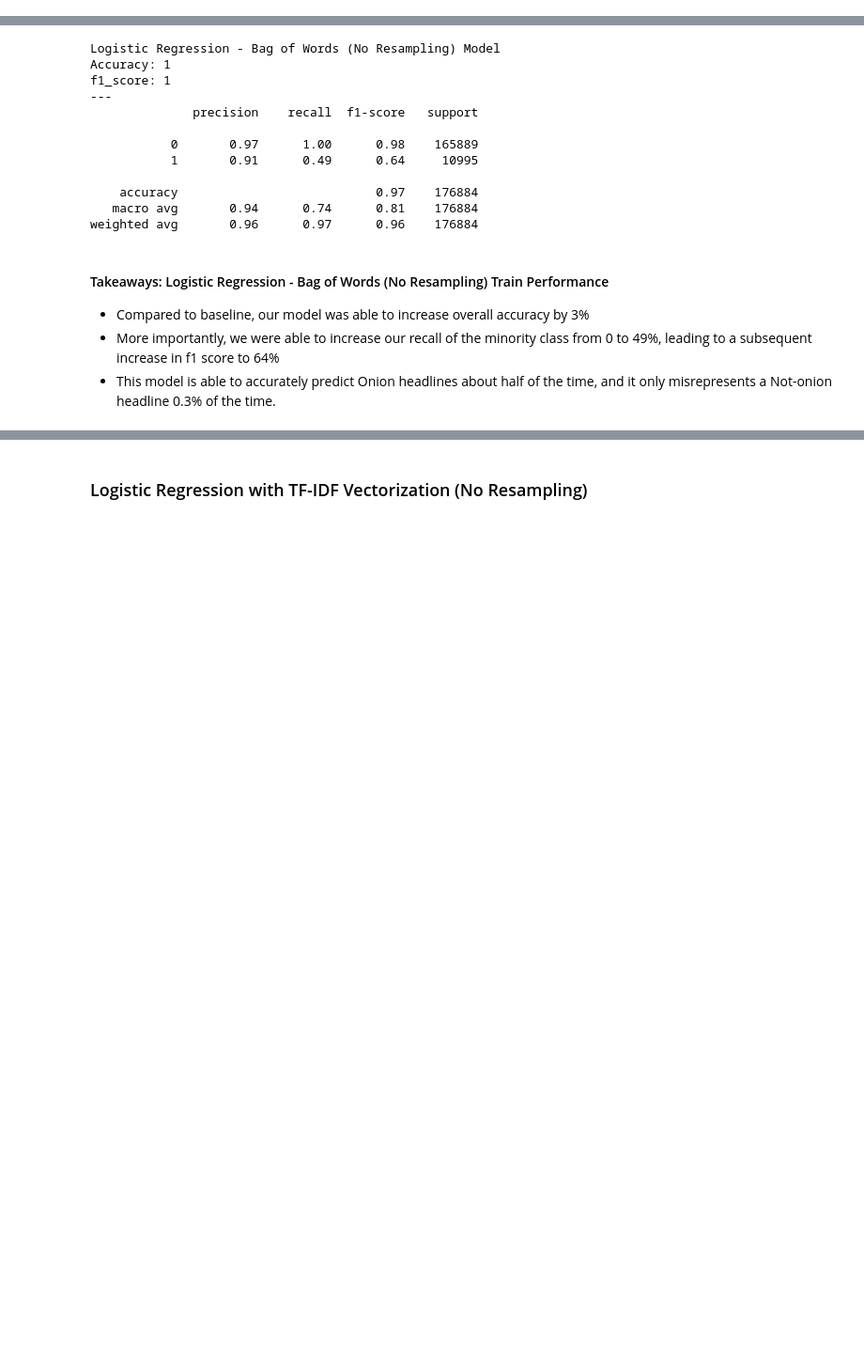
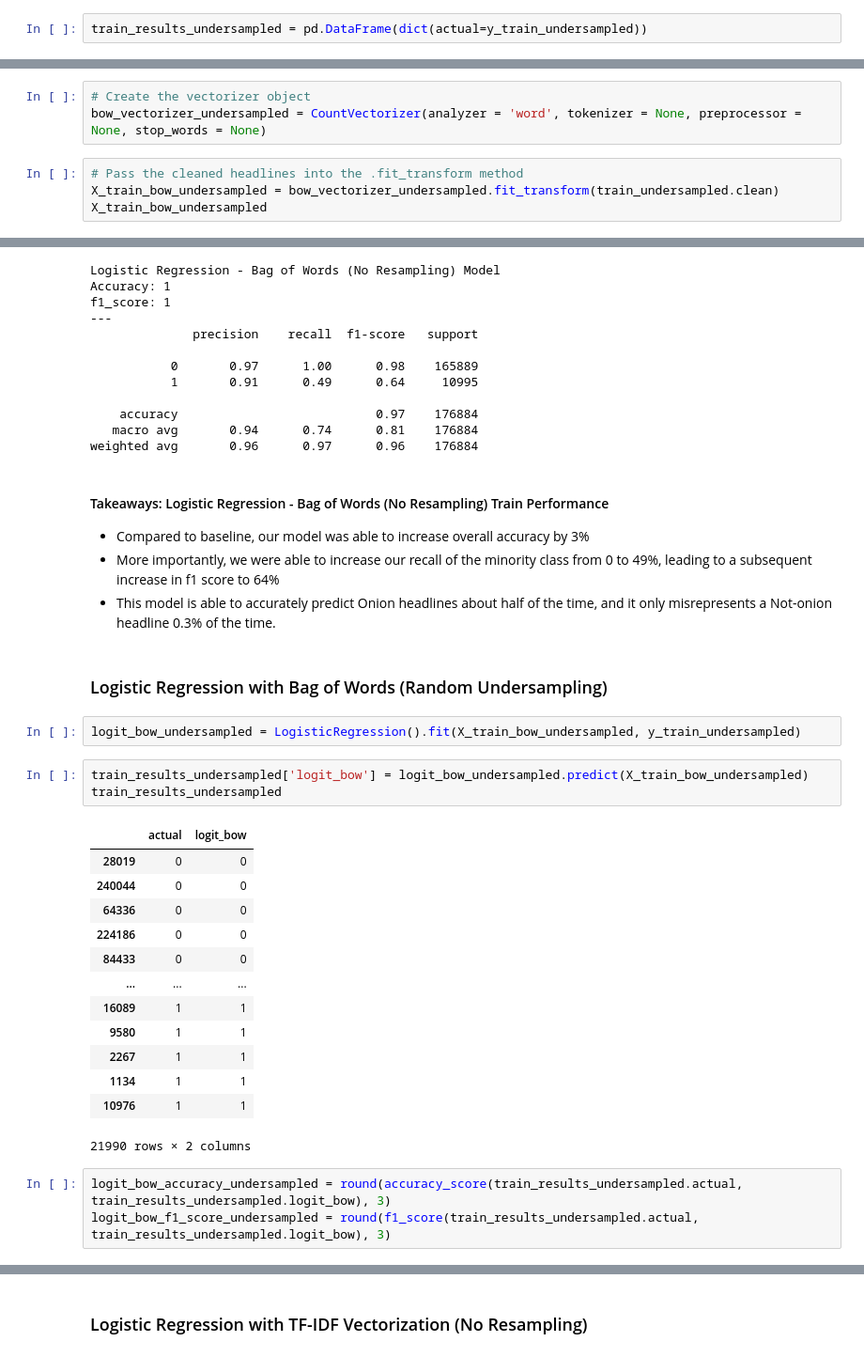
Before and after one commit to adam-gomez/finding-fake-news, a Jupyter notebook: walkthrough.ipynb, the cells around one changed output, grey strips where cells are left out. Shown at 94% size. Drawn from its saved outputs; the diff is of its cells as text; blank space fills up the shorter version.

```diff
--- a/walkthrough.ipynb
+++ b/walkthrough.ipynb
@@ -650,3 +673,5 @@ actual
 0         165889
 1          10995
 dtype: int64
+# %%
+train_results_undersampled = pd.DataFrame(dict(actual=y_train_undersampled))
@@ -744,0 +816,7 @@ vocab[20000:20010]
+# %%
+# Create the vectorizer object
+bow_vectorizer_undersampled = CountVectorizer(analyzer = 'word', tokenizer = None, preprocessor = None, stop_words = None)
+# %%
+# Pass the cleaned headlines into the .fit_transform method
+X_train_bow_undersampled = bow_vectorizer_undersampled.fit_transform(train_undersampled.clean)
+X_train_bow_undersampled
@@ -835,3 +1047,27 @@ weighted avg       0.96      0.97      0.96    176884
 - Compared to baseline, our model was able to increase overall accuracy by 3%
 - More importantly, we were able to increase our recall of the minority class from 0 to 49%, leading to a subsequent increase in f1 score to 64%
 - This model is able to accurately predict Onion headlines about half of the time, and it only misrepresents a Not-onion headline 0.3% of the time.
+# %% [markdown]
+### Logistic Regression with Bag of Words (Random Undersampling)
+# %%
+logit_bow_undersampled = LogisticRegression().fit(X_train_bow_undersampled, y_train_undersampled)
+# %%
+train_results_undersampled['logit_bow'] = logit_bow_undersampled.predict(X_train_bow_undersampled)
+train_results_undersampled
+# %% [output]
+|  | actual | logit_bow |
+| 28019 | 0 | 0 |
+| 240044 | 0 | 0 |
+| 64336 | 0 | 0 |
+| 224186 | 0 | 0 |
+| 84433 | 0 | 0 |
+| ... | ... | ... |
+| 16089 | 1 | 1 |
+| 9580 | 1 | 1 |
+| 2267 | 1 | 1 |
+| 1134 | 1 | 1 |
+| 10976 | 1 | 1 |
+21990 rows × 2 columns
+# %%
+logit_bow_accuracy_undersampled = round(accuracy_score(train_results_undersampled.actual, train_results_undersampled.logit_bow), 3)
+logit_bow_f1_score_undersampled = round(f1_score(train_results_undersampled.actual, train_results_undersampled.logit_bow), 3)
```
Also changed, not shown: parts of 70 cells of this notebook.
